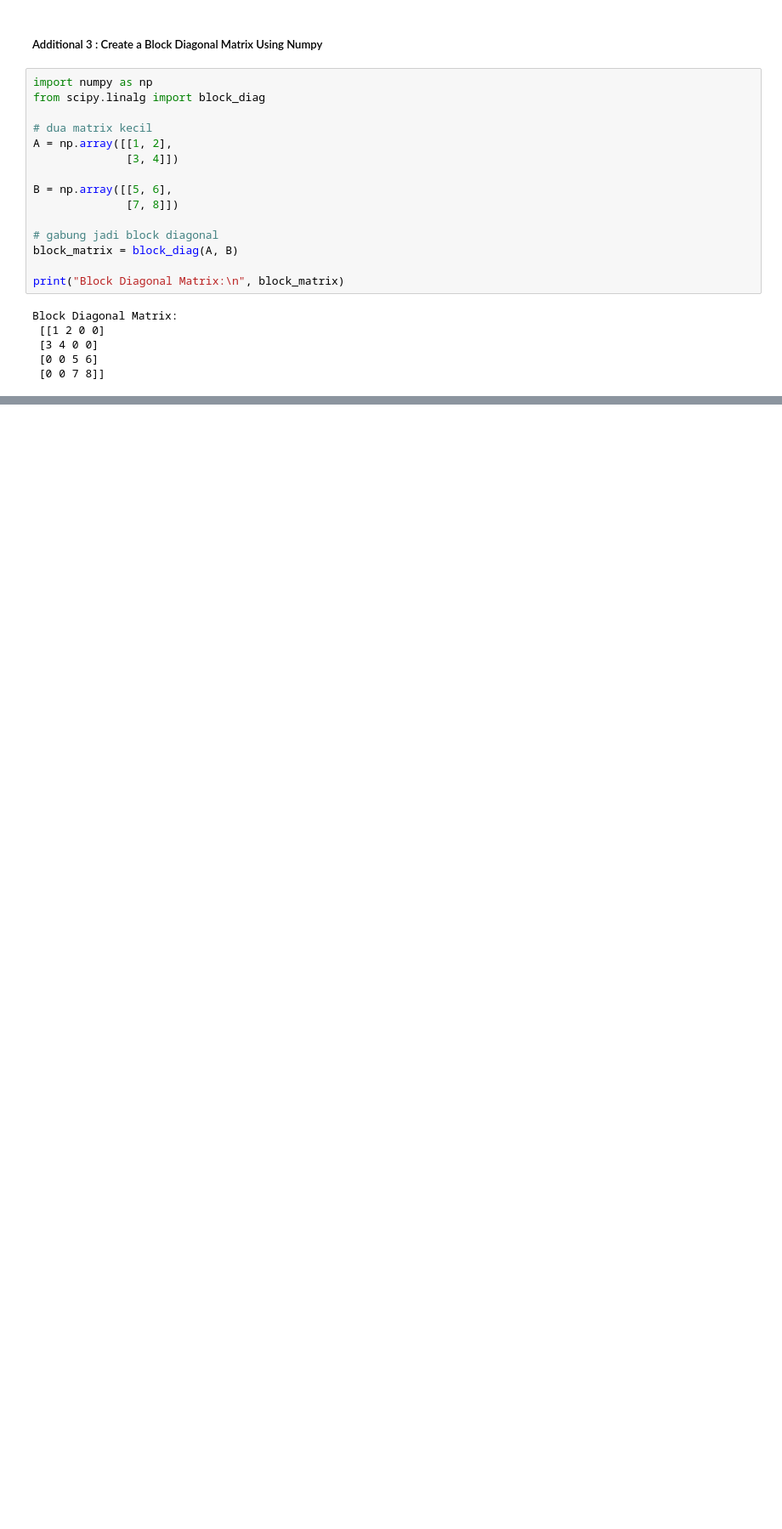
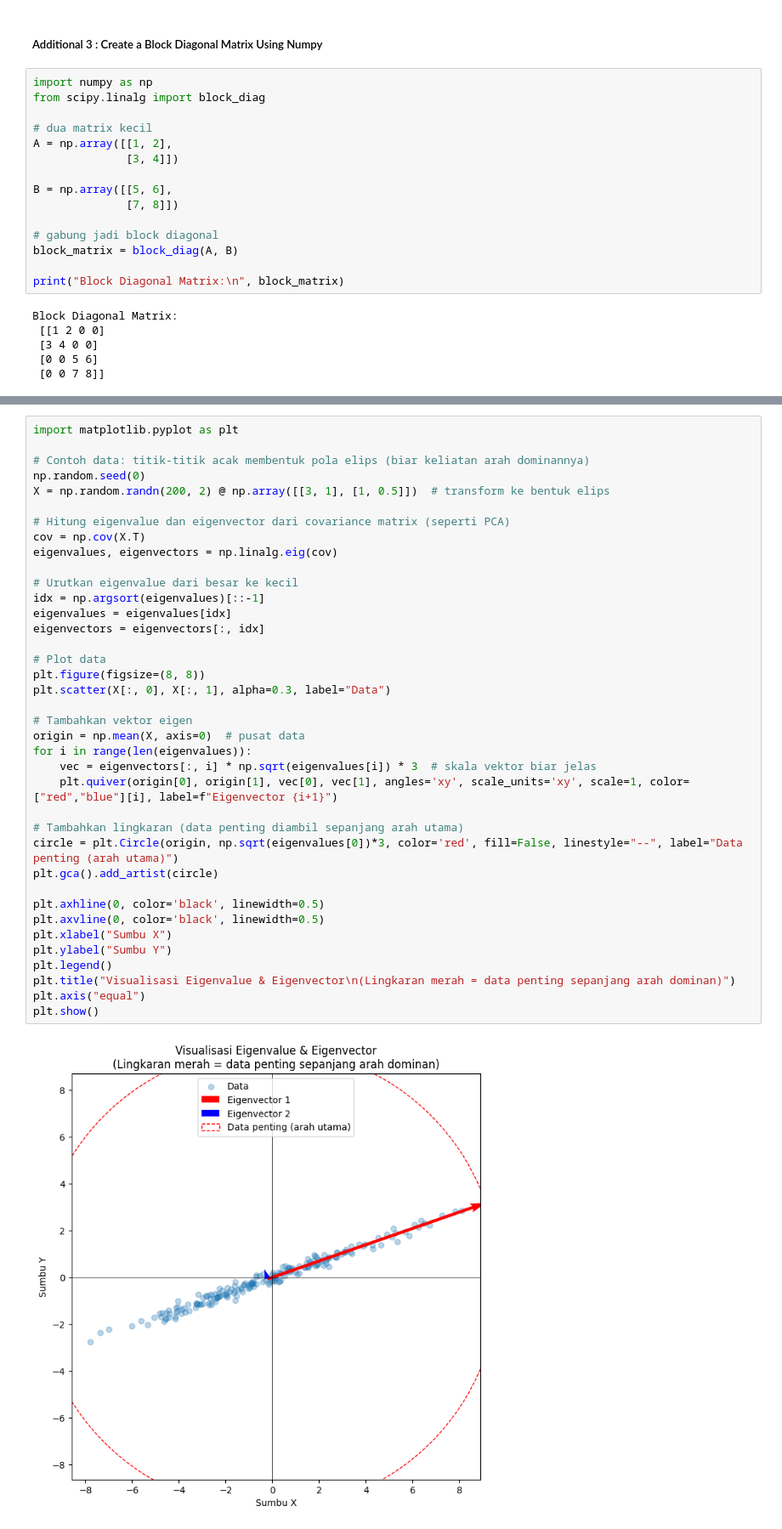
Before and after one commit to athaabiyyu/atha_learning_data-science_journey, a Jupyter notebook: Week 2 - Mathematics for Machine Learning/Exercise 1 - Linear Algebra Fundamentals/exercise1.ipynb, the cells around one changed output, grey strips where cells are left out. Shown at 85% size. Drawn from its saved outputs; the diff is of its cells as text; blank space fills up the shorter version.

```diff
--- a/Week 2 - Mathematics for Machine Learning/Exercise 1 - Linear Algebra Fundamentals/exercise1.ipynb
+++ b/Week 2 - Mathematics for Machine Learning/Exercise 1 - Linear Algebra Fundamentals/exercise1.ipynb
@@ -178,0 +398,40 @@ Block Diagonal Matrix:
+# %%
+import matplotlib.pyplot as plt
+
+# Contoh data: titik-titik acak membentuk pola elips (biar keliatan arah dominannya)
+np.random.seed(0)
+X = np.random.randn(200, 2) @ np.array([[3, 1], [1, 0.5]])  # transform ke bentuk elips
+
+# Hitung eigenvalue dan eigenvector dari covariance matrix (seperti PCA)
+cov = np.cov(X.T)
+eigenvalues, eigenvectors = np.linalg.eig(cov)
+
+# Urutkan eigenvalue dari besar ke kecil
+idx = np.argsort(eigenvalues)[::-1]
+eigenvalues = eigenvalues[idx]
+eigenvectors = eigenvectors[:, idx]
+
+# Plot data
+plt.figure(figsize=(8, 8))
+plt.scatter(X[:, 0], X[:, 1], alpha=0.3, label="Data")
+
+# Tambahkan vektor eigen
+origin = np.mean(X, axis=0)  # pusat data
+for i in range(len(eigenvalues)):
+    vec = eigenvectors[:, i] * np.sqrt(eigenvalues[i]) * 3  # skala vektor biar jelas
+    plt.quiver(origin[0], origin[1], vec[0], vec[1], angles='xy', scale_units='xy', scale=1, color=["red","blue"][i], label=f"Eigenvector {i+1}")
+
+# Tambahkan lingkaran (data penting diambil sepanjang arah utama)
+circle = plt.Circle(origin, np.sqrt(eigenvalues[0])*3, color='red', fill=False, linestyle="--", label="Data penting (arah utama)")
+plt.gca().add_artist(circle)
+
+plt.axhline(0, color='black', linewidth=0.5)
+plt.axvline(0, color='black', linewidth=0.5)
+plt.xlabel("Sumbu X")
+plt.ylabel("Sumbu Y")
+plt.legend()
+plt.title("Visualisasi Eigenvalue & Eigenvector\n(Lingkaran merah = data penting sepanjang arah dominan)")
+plt.axis("equal")
+plt.show()
+# %% [output]
+[figure, added]
```
Also changed, not shown: parts of 5 cells of this notebook, 2 other files.
